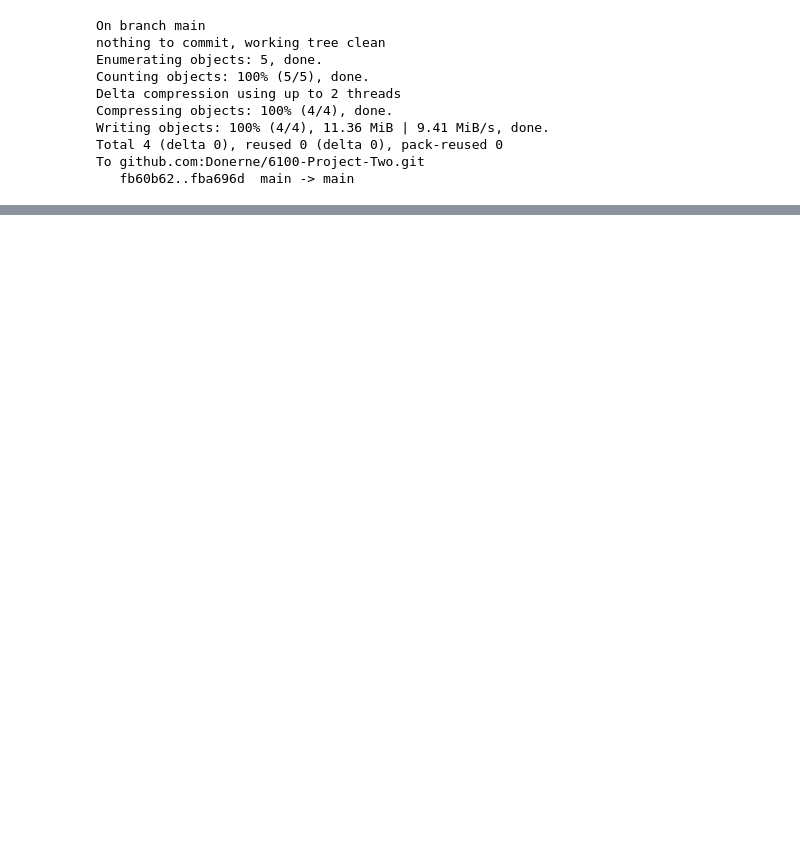
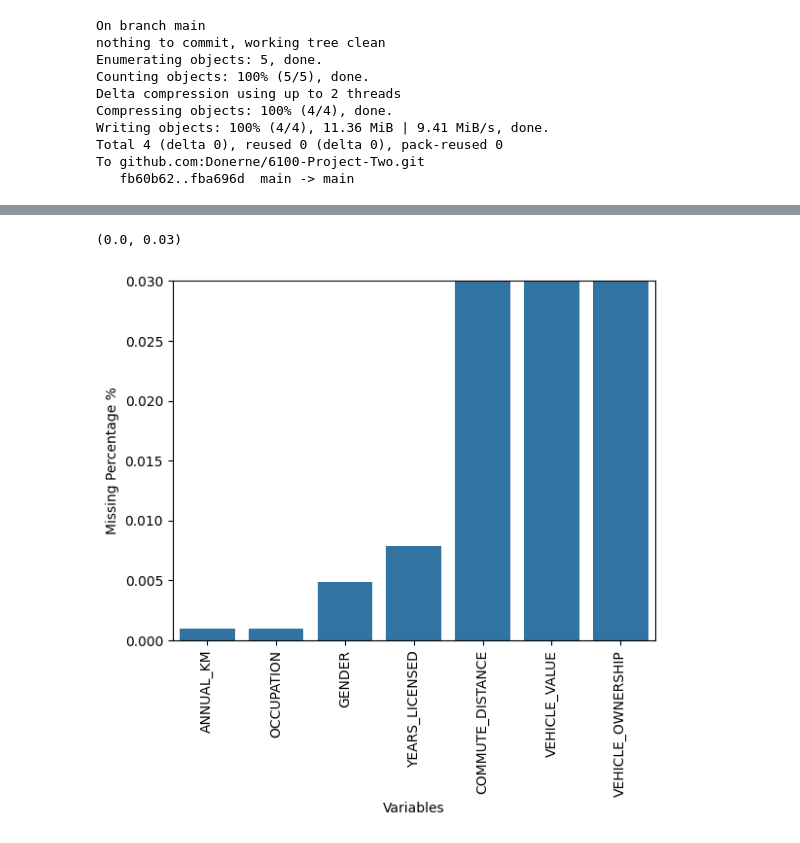
Before and after one commit to stephanieajah/6100-Project-Two, a Jupyter notebook: Insurance_Purchase_Prediction_Model.ipynb, the cells around one changed output, grey strips where cells are left out. Saved outputs shown, nothing was run; the diff lists cells and outputs as text; code cells hidden in the pictures; blank space fills up the shorter version.

```diff
--- a/Insurance_Purchase_Prediction_Model.ipynb
+++ b/Insurance_Purchase_Prediction_Model.ipynb
@@ -214,0 +261,11 @@ To github.com:Donerne/6100-Project-Two.git
+# %%
+nan_percent = percent_missing(train_df)
+
+sns.barplot(x=nan_percent.index, y=nan_percent)
+plt.xticks(rotation=90)
+plt.ylabel('Missing Percentage %')
+plt.xlabel('Variables')
+plt.ylim(0,0.03)
+# %% [output]
+(0.0, 0.03)
+[figure, added]
```
Also changed, not shown: parts of 14 cells of this notebook.
